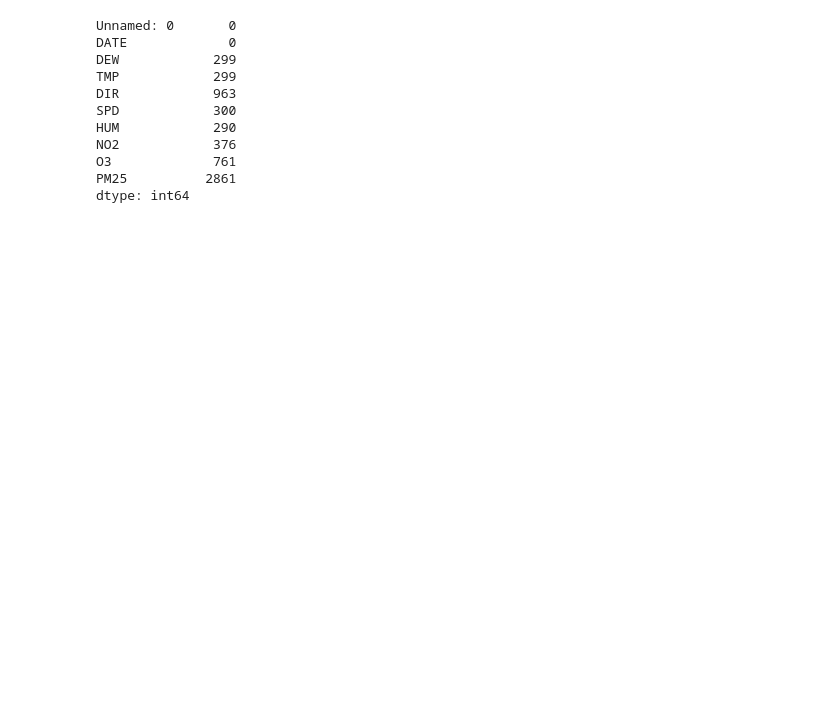
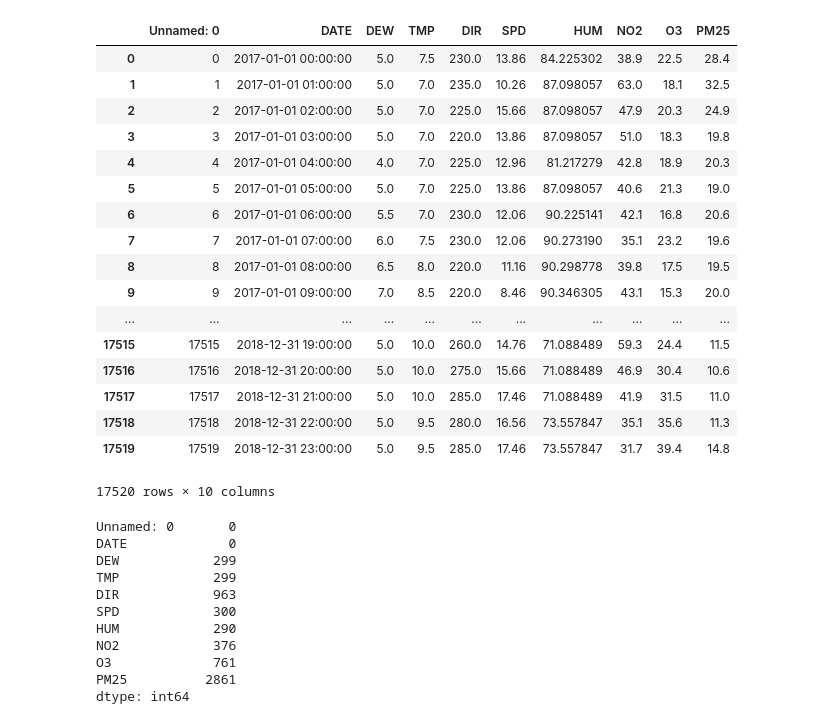
Before and after one commit to jmejco/data-analytics-cw, a Jupyter notebook: data/fillna-test.ipynb, the cells around one changed output. Cells and saved outputs as stored; diff of their text form; code cells hidden in the pictures; blank space fills up the shorter version.

```diff
--- a/data/fillna-test.ipynb
+++ b/data/fillna-test.ipynb
@@ -13,4 +4,24 @@ import numpy as np
 # %%
 #Importing csv that needs NA filling
-df1 = pd.read_csv('fillna.csv')
+df1_zero = pd.read_csv('fillna.csv')
+df1_zero
+# %% [output]
+|  | Unnamed: 0 | DATE | DEW | TMP | DIR | SPD | HUM | NO2 | O3 | PM25 |
+| 0 | 0 | 2017-01-01 00:00:00 | 5.0 | 7.5 | 230.0 | 13.86 | 84.225302 | 38.9 | 22.5 | 28.4 |
+| 1 | 1 | 2017-01-01 01:00:00 | 5.0 | 7.0 | 235.0 | 10.26 | 87.098057 | 63.0 | 18.1 | 32.5 |
+| 2 | 2 | 2017-01-01 02:00:00 | 5.0 | 7.0 | 225.0 | 15.66 | 87.098057 | 47.9 | 20.3 | 24.9 |
+| 3 | 3 | 2017-01-01 03:00:00 | 5.0 | 7.0 | 220.0 | 13.86 | 87.098057 | 51.0 | 18.3 | 19.8 |
+| 4 | 4 | 2017-01-01 04:00:00 | 4.0 | 7.0 | 225.0 | 12.96 | 81.217279 | 42.8 | 18.9 | 20.3 |
+| 5 | 5 | 2017-01-01 05:00:00 | 5.0 | 7.0 | 225.0 | 13.86 | 87.098057 | 40.6 | 21.3 | 19.0 |
+| 6 | 6 | 2017-01-01 06:00:00 | 5.5 | 7.0 | 230.0 | 12.06 | 90.225141 | 42.1 | 16.8 | 20.6 |
+| 7 | 7 | 2017-01-01 07:00:00 | 6.0 | 7.5 | 230.0 | 12.06 | 90.273190 | 35.1 | 23.2 | 19.6 |
+| 8 | 8 | 2017-01-01 08:00:00 | 6.5 | 8.0 | 220.0 | 11.16 | 90.298778 | 39.8 | 17.5 | 19.5 |
+| 9 | 9 | 2017-01-01 09:00:00 | 7.0 | 8.5 | 220.0 | 8.46 | 90.346305 | 43.1 | 15.3 | 20.0 |
+| ... | ... | ... | ... | ... | ... | ... | ... | ... | ... | ... |
+| 17515 | 17515 | 2018-12-31 19:00:00 | 5.0 | 10.0 | 260.0 | 14.76 | 71.088489 | 59.3 | 24.4 | 11.5 |
+| 17516 | 17516 | 2018-12-31 20:00:00 | 5.0 | 10.0 | 275.0 | 15.66 | 71.088489 | 46.9 | 30.4 | 10.6 |
+| 17517 | 17517 | 2018-12-31 21:00:00 | 5.0 | 10.0 | 285.0 | 17.46 | 71.088489 | 41.9 | 31.5 | 11.0 |
+| 17518 | 17518 | 2018-12-31 22:00:00 | 5.0 | 9.5 | 280.0 | 16.56 | 73.557847 | 35.1 | 35.6 | 11.3 |
+| 17519 | 17519 | 2018-12-31 23:00:00 | 5.0 | 9.5 | 285.0 | 17.46 | 73.557847 | 31.7 | 39.4 | 14.8 |
+17520 rows × 10 columns
 # %%
```
Also changed, not shown: parts of 19 cells of this notebook, 4 other files.
